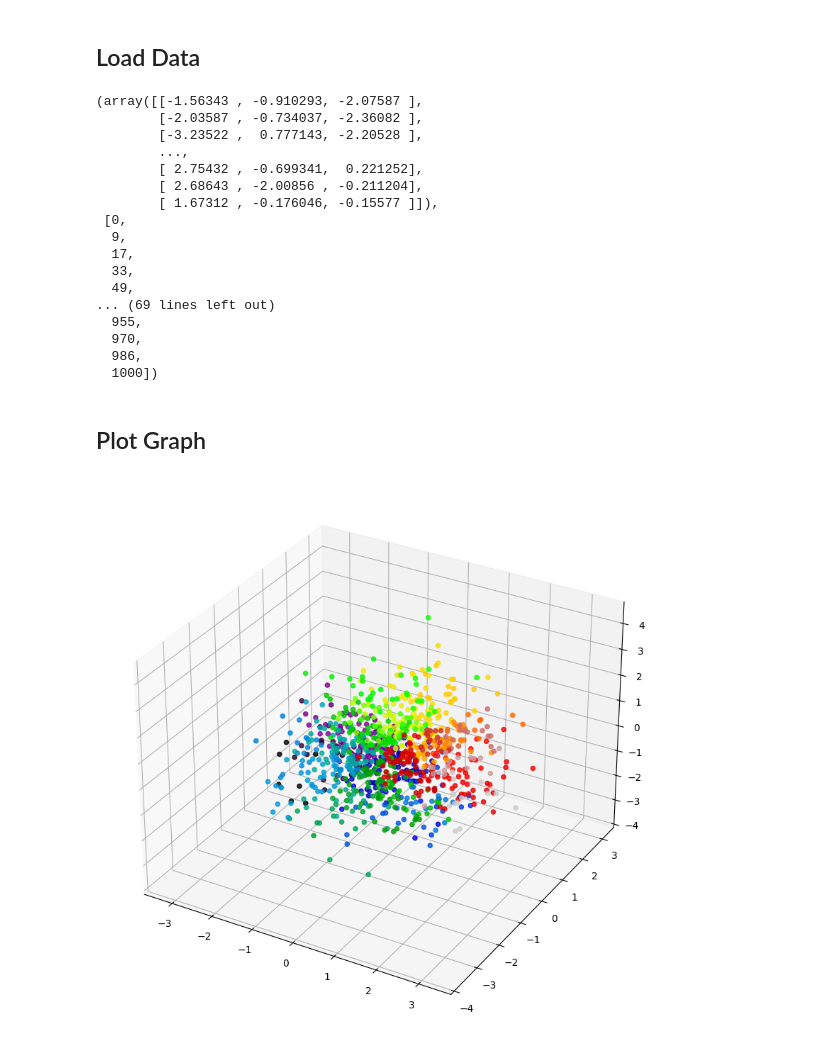
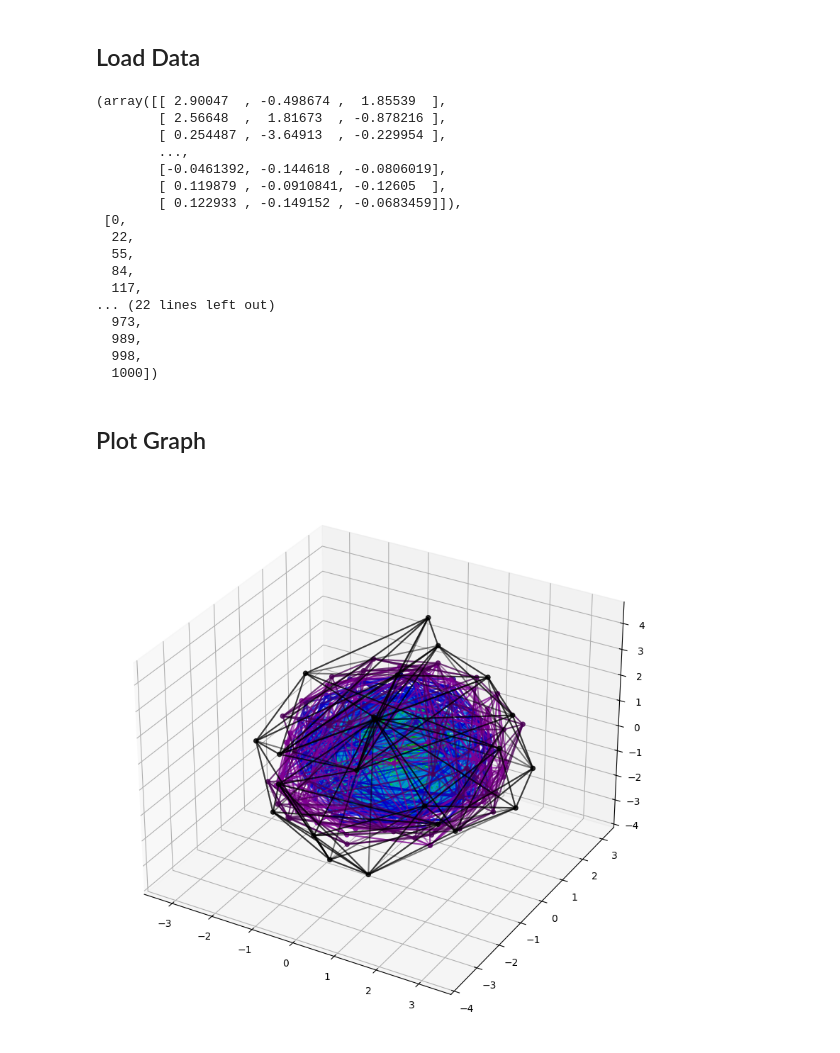
Before and after one commit to ray847/ANNS, a Jupyter notebook: python/VisualizeTest.ipynb, the cells around one changed output. Saved outputs shown, nothing was run; the diff lists cells and outputs as text; code cells hidden in the pictures.

```diff
--- a/python/VisualizeTest.ipynb
+++ b/python/VisualizeTest.ipynb
@@ -10,54 +11,66 @@ from math import ceil
 # %%
 '''Load base vectors.'''
 base = []
-with open("../base_sorted.txt", 'r') as f:
+with open("../tmp/base_sorted.txt", 'r') as f:
     for line in f:
         line = line.strip().split(' ')
         base.append([float(i) for i in line])
 base = np.array(base)
 
-'''Load split indicies.'''
-split_indicies = [0]
-with open("../split_indicies.txt", 'r') as f:
+'''Load groupings.'''
+grouping = []
+with open("../tmp/grouping.txt", 'r') as f:
     line = f.readline().strip().split(' ')
     for i in line:
-        split_indicies.append(int(i))
-split_indicies.append(len(base))
+        grouping.append(int(i))
 
-base, split_indicies
+'''Load graph.'''
+graph = []
+with open("../tmp/graph.txt", 'r') as f:
+    for line in f:
+        line = line.strip().split(' ')
+        graph.append((int(line[0]), int(line[1])))
+
+base, grouping
 # %% [output]
-(array([[-1.56343 , -0.910293, -2.07587 ],
-        [-2.03587 , -0.734037, -2.36082 ],
-        [-3.23522 ,  0.777143, -2.20528 ],
+(array([[ 2.90047  , -0.498674 ,  1.85539  ],
+        [ 2.56648  ,  1.81673  , -0.878216 ],
+        [ 0.254487 , -3.64913  , -0.229954 ],
         ...,
-        [ 2.75432 , -0.699341,  0.221252],
-        [ 2.68643 , -2.00856 , -0.211204],
-        [ 1.67312 , -0.176046, -0.15577 ]]),
+        [-0.0461392, -0.144618 , -0.0806019],
+        [ 0.119879 , -0.0910841, -0.12605  ],
+        [ 0.122933 , -0.149152 , -0.0683459]]),
  [0,
-  9,
-  17,
-  33,
-  49,
-... (69 lines left out)
-  955,
-  970,
-  986,
+  22,
+  55,
+  84,
+  117,
+... (22 lines left out)
+  973,
+  989,
+  998,
   1000])
 # %% [markdown]
 ## Plot Graph
 # %%
 '''Full Figure'''
-fig, ax = plt.subplots(figsize=(10, 10), subplot_kw={"projection": "3d"})
+fig, ax = plt.subplots(figsize=(50, 50), subplot_kw={"projection": "3d"})
 
-colors = colormaps["nipy_spectral"](np.linspace(0, 1, len(split_indicies) - 1))
-for i in range(len(split_indicies) - 1):
-    l = split_indicies[i]
-    r = split_indicies[i+1]
+colors = colormaps["nipy_spectral"](np.linspace(0, 1, len(grouping) - 1))
+for i in range(len(grouping) - 1):
+    l = grouping[i]
+    r = grouping[i+1]
     x = base[l:r, 0]
     y = base[l:r, 1]
     z = base[l:r, 2]
+    segments = []
+    for (j, k) in graph:
+        if l <= j < r and l <= k < r:
+            segments.append([base[j], base[k]])
+    lc = Line3DCollection(segments, colors=colors[i], alpha=0.5)
+    ax.add_collection(lc)
     ax.scatter(x, y, z, c=colors[i], alpha=0.8)
 
 fig.show()
 # %% [output]
-[figure, old version]
+[figure, new version]
```
Also changed, not shown: parts of 1 cell of this notebook, 3 other files.
